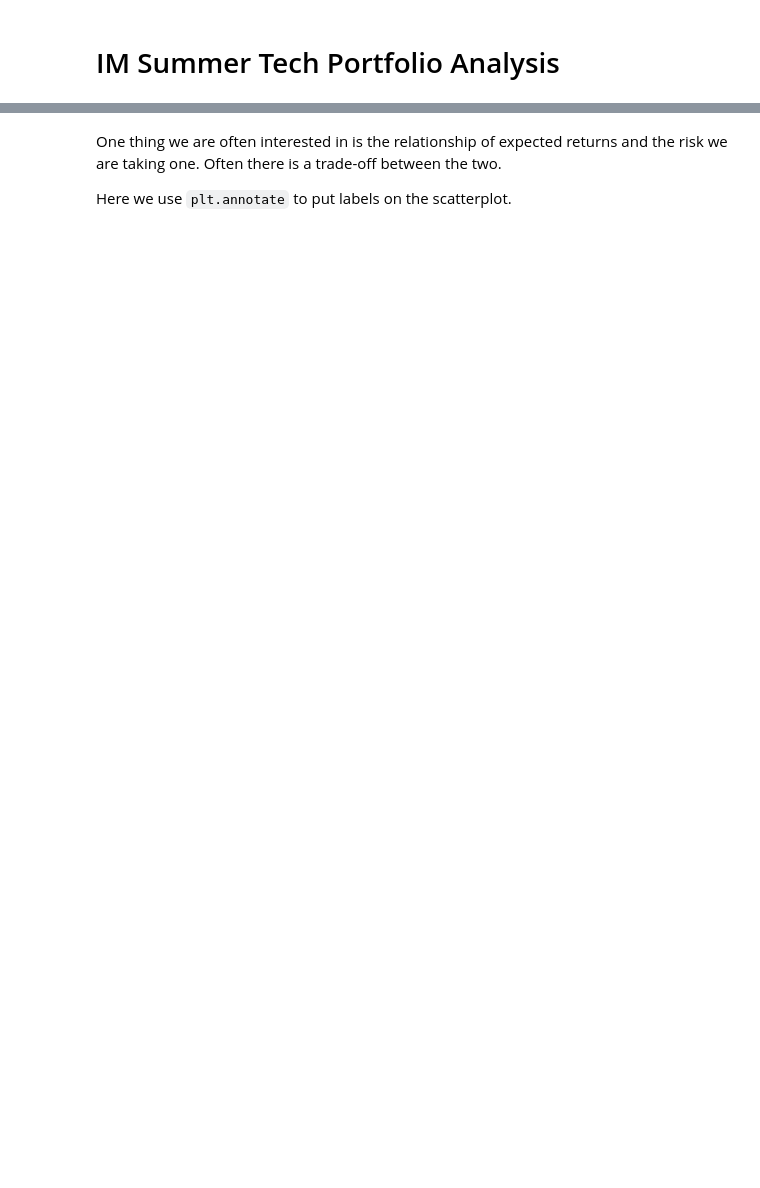
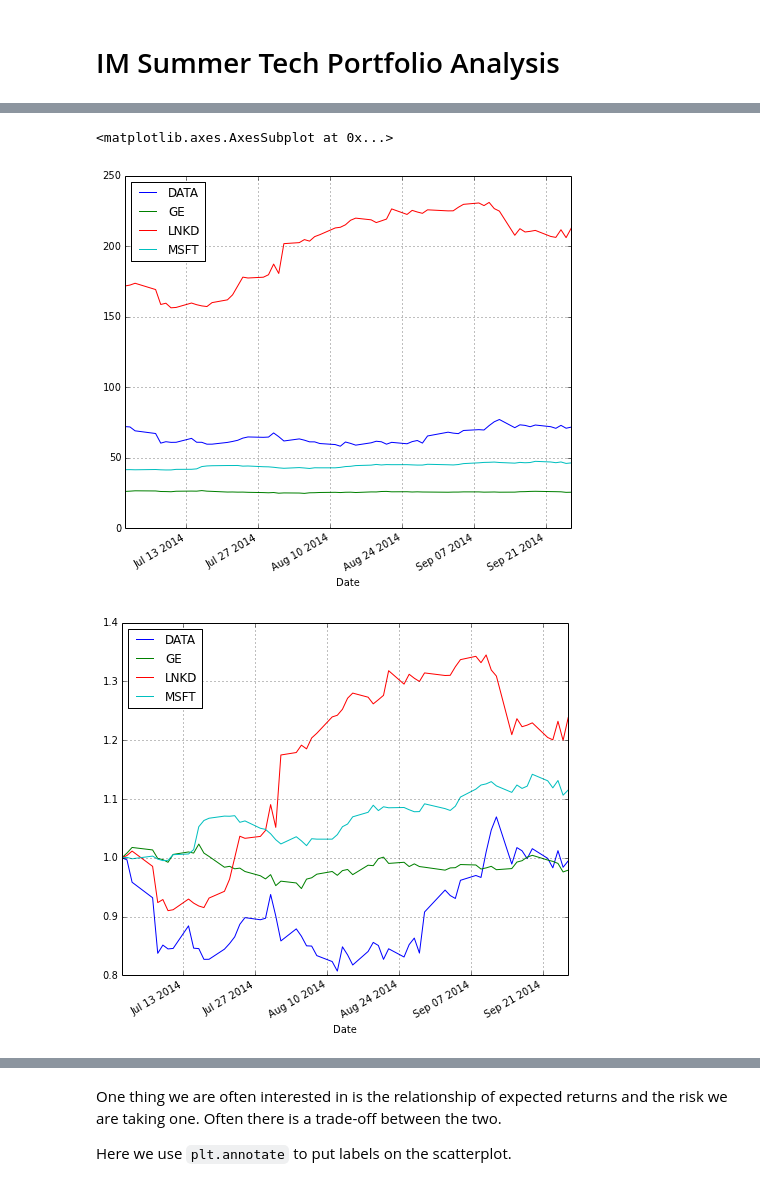
Before and after one commit to imartinos/pythongit, a Jupyter notebook: IM_Summer_Tech.ipynb, the cells around one changed output, grey strips where cells are left out. Saved outputs shown, nothing was run; the diff lists cells and outputs as text; code cells hidden in the pictures; blank space fills up the shorter version.

```diff
--- a/IM_Summer_Tech.ipynb
+++ b/IM_Summer_Tech.ipynb
@@ -27,3 +27,10 @@ df.tail()
+# %%
+df.plot()
+df.divide(df.ix[0]).plot()
+# %% [output]
+<matplotlib.axes.AxesSubplot at 0x...>
+[figure, added]
+[figure, added]
 # %%
 rets = df.pct_change()
 rets.tail()
```
Also changed, not shown: parts of 6 cells of this notebook.
